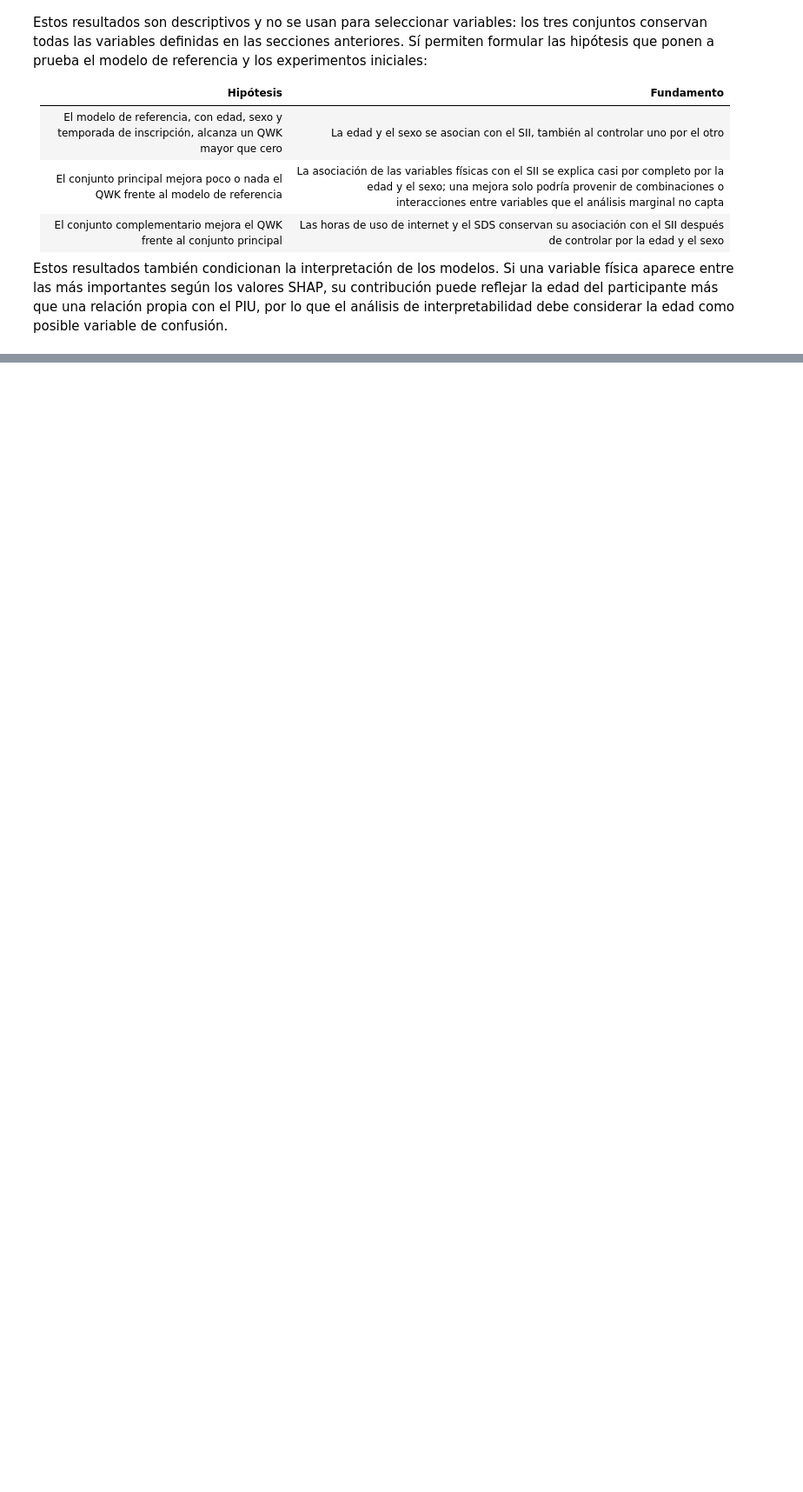
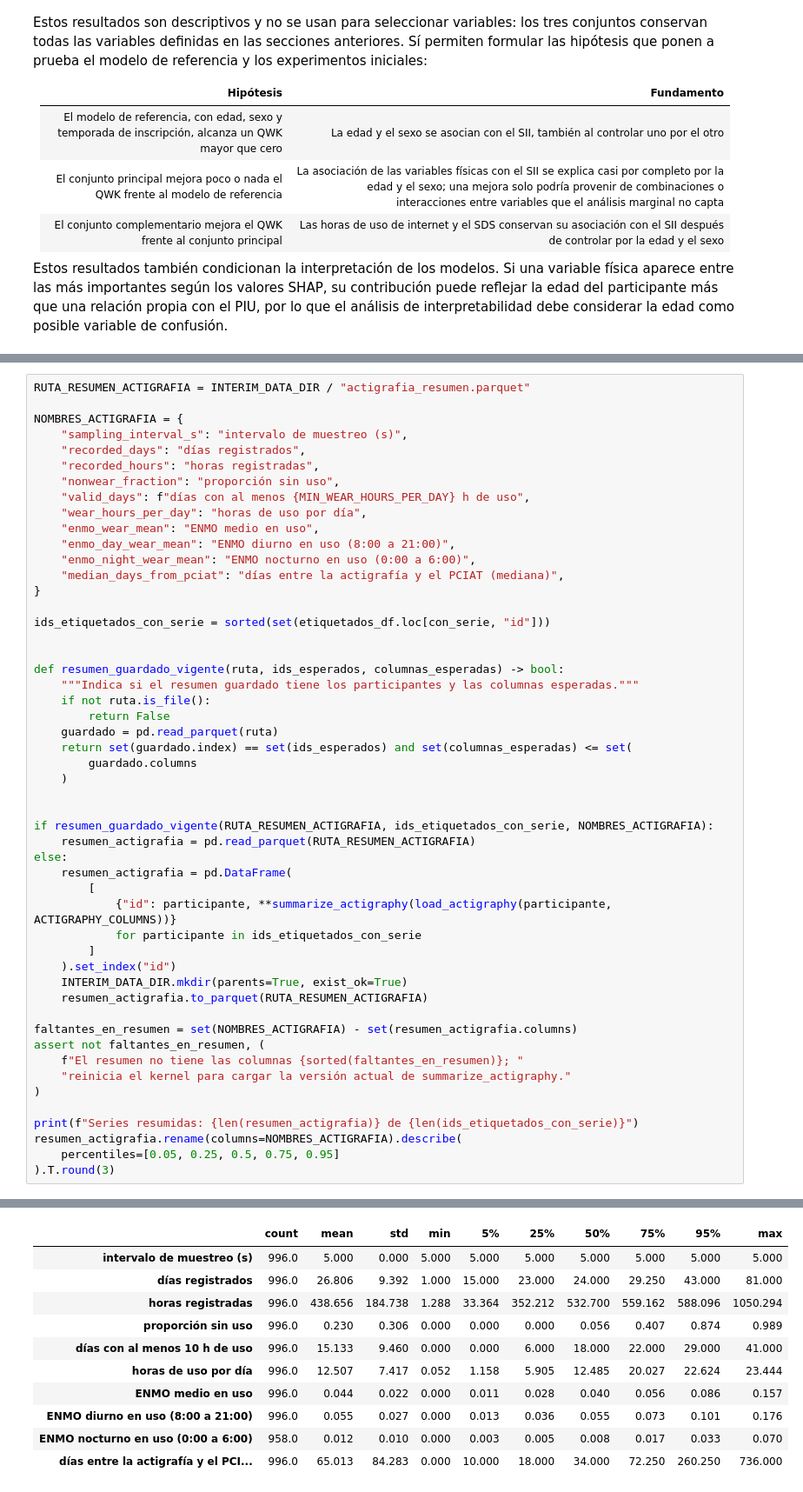
Before and after one commit to juanestebancg2806/piu-severity-prediction, a Jupyter notebook: notebooks/01_eda.ipynb, the cells around one changed output, grey strips where cells are left out. Shown at 87% size. Cells and saved outputs as stored; diff of their text form; blank space fills up the shorter version.

```diff
--- a/notebooks/01_eda.ipynb
+++ b/notebooks/01_eda.ipynb
@@ -3275,0 +3400,52 @@ Estos resultados también condicionan la interpretación de los modelos. Si una
+# %%
+RUTA_RESUMEN_ACTIGRAFIA = INTERIM_DATA_DIR / "actigrafia_resumen.parquet"
+
+NOMBRES_ACTIGRAFIA = {
+    "sampling_interval_s": "intervalo de muestreo (s)",
+    "recorded_days": "días registrados",
+    "recorded_hours": "horas registradas",
+    "nonwear_fraction": "proporción sin uso",
+    "valid_days": f"días con al menos {MIN_WEAR_HOURS_PER_DAY} h de uso",
+    "wear_hours_per_day": "horas de uso por día",
+    "enmo_wear_mean": "ENMO medio en uso",
+    "enmo_day_wear_mean": "ENMO diurno en uso (8:00 a 21:00)",
+    "enmo_night_wear_mean": "ENMO nocturno en uso (0:00 a 6:00)",
+    "median_days_from_pciat": "días entre la actigrafía y el PCIAT (mediana)",
+}
+
+ids_etiquetados_con_serie = sorted(set(etiquetados_df.loc[con_serie, "id"]))
+
+
+def resumen_guardado_vigente(ruta, ids_esperados, columnas_esperadas) -> bool:
+    """Indica si el resumen guardado tiene los participantes y las columnas esperadas."""
+    if not ruta.is_file():
+        return False
+    guardado = pd.read_parquet(ruta)
+    return set(guardado.index) == set(ids_esperados) and set(columnas_esperadas) <= set(
+        guardado.columns
+    )
+
+
+if resumen_guardado_vigente(RUTA_RESUMEN_ACTIGRAFIA, ids_etiquetados_con_serie, NOMBRES_ACTIGRAFIA):
+    resumen_actigrafia = pd.read_parquet(RUTA_RESUMEN_ACTIGRAFIA)
+else:
+    resumen_actigrafia = pd.DataFrame(
+        [
+            {"id": participante, **summarize_actigraphy(load_actigraphy(participante, ACTIGRAPHY_COLUMNS))}
+            for participante in ids_etiquetados_con_serie
+        ]
+    ).set_index("id")
+    INTERIM_DATA_DIR.mkdir(parents=True, exist_ok=True)
+    resumen_actigrafia.to_parquet(RUTA_RESUMEN_ACTIGRAFIA)
+
+faltantes_en_resumen = set(NOMBRES_ACTIGRAFIA) - set(resumen_actigrafia.columns)
+assert not faltantes_en_resumen, (
+    f"El resumen no tiene las columnas {sorted(faltantes_en_resumen)}; "
+    "reinicia el kernel para cargar la versión actual de summarize_actigraphy."
+)
+
+print(f"Series resumidas: {len(resumen_actigrafia)} de {len(ids_etiquetados_con_serie)}")
+resumen_actigrafia.rename(columns=NOMBRES_ACTIGRAFIA).describe(
+    percentiles=[0.05, 0.25, 0.5, 0.75, 0.95]
+).T.round(3)
+# %% [output]
@@ -3275,0 +3453,11 @@ Estos resultados también condicionan la interpretación de los modelos. Si una
+|  | count | mean | std | min | 5% | 25% | 50% | 75% | 95% | max |
+| intervalo de muestreo (s) | 996.0 | 5.000 | 0.000 | 5.000 | 5.000 | 5.000 | 5.000 | 5.000 | 5.000 | 5.000 |
+| días registrados | 996.0 | 26.806 | 9.392 | 1.000 | 15.000 | 23.000 | 24.000 | 29.250 | 43.000 | 81.000 |
+| horas registradas | 996.0 | 438.656 | 184.738 | 1.288 | 33.364 | 352.212 | 532.700 | 559.162 | 588.096 | 1050.294 |
+| proporción sin uso | 996.0 | 0.230 | 0.306 | 0.000 | 0.000 | 0.000 | 0.056 | 0.407 | 0.874 | 0.989 |
+| días con al menos 10 h de uso | 996.0 | 15.133 | 9.460 | 0.000 | 0.000 | 6.000 | 18.000 | 22.000 | 29.000 | 41.000 |
+| horas de uso por día | 996.0 | 12.507 | 7.417 | 0.052 | 1.158 | 5.905 | 12.485 | 20.027 | 22.624 | 23.444 |
+| ENMO medio en uso | 996.0 | 0.044 | 0.022 | 0.000 | 0.011 | 0.028 | 0.040 | 0.056 | 0.086 | 0.157 |
+| ENMO diurno en uso (8:00 a 21:00) | 996.0 | 0.055 | 0.027 | 0.000 | 0.013 | 0.036 | 0.055 | 0.073 | 0.101 | 0.176 |
+| ENMO nocturno en uso (0:00 a 6:00) | 958.0 | 0.012 | 0.010 | 0.000 | 0.003 | 0.005 | 0.008 | 0.017 | 0.033 | 0.070 |
+| días entre la actigrafía y el PCI... | 996.0 | 65.013 | 84.283 | 0.000 | 10.000 | 18.000 | 34.000 | 72.250 | 260.250 | 736.000 |
```
Also changed, not shown: parts of 10 cells of this notebook, 3 other files.
